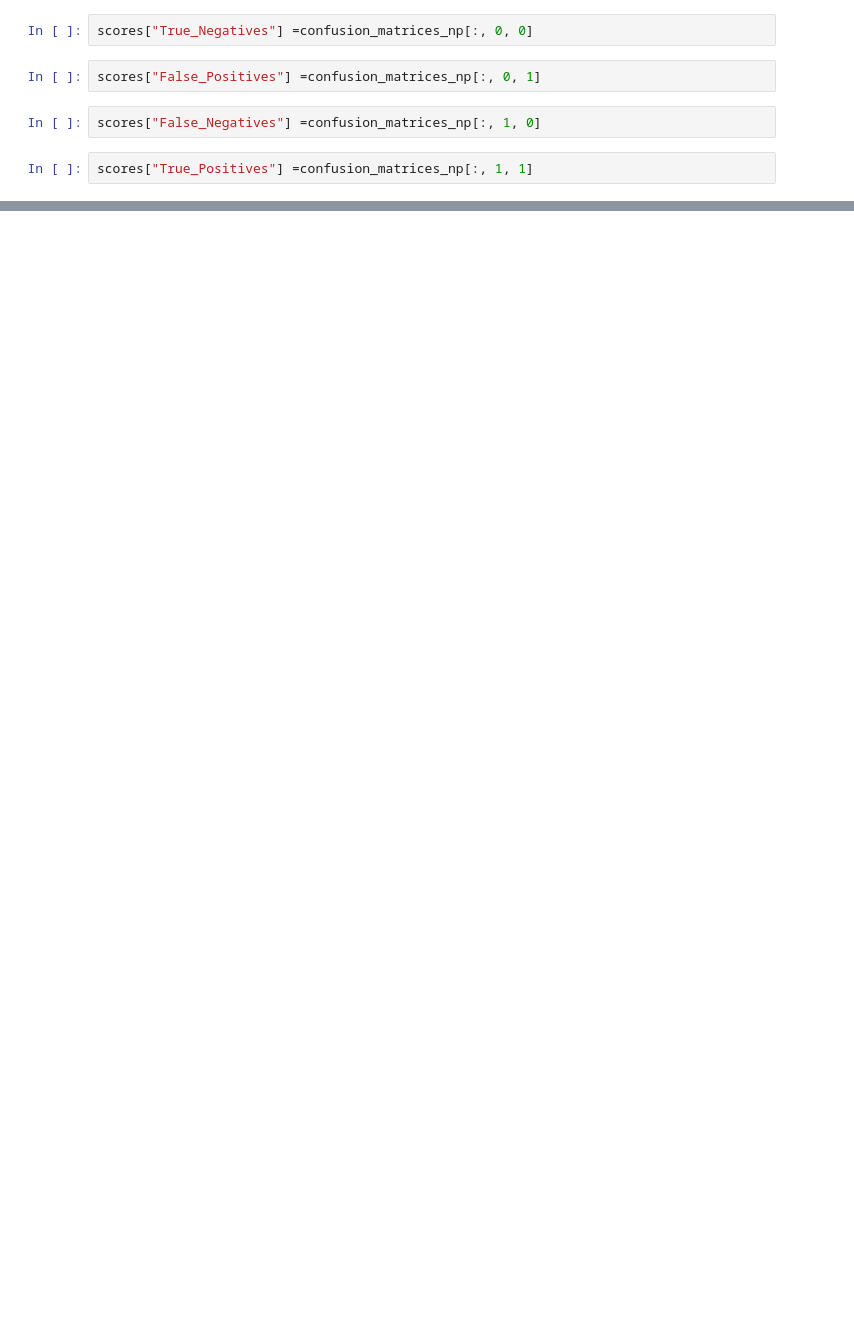
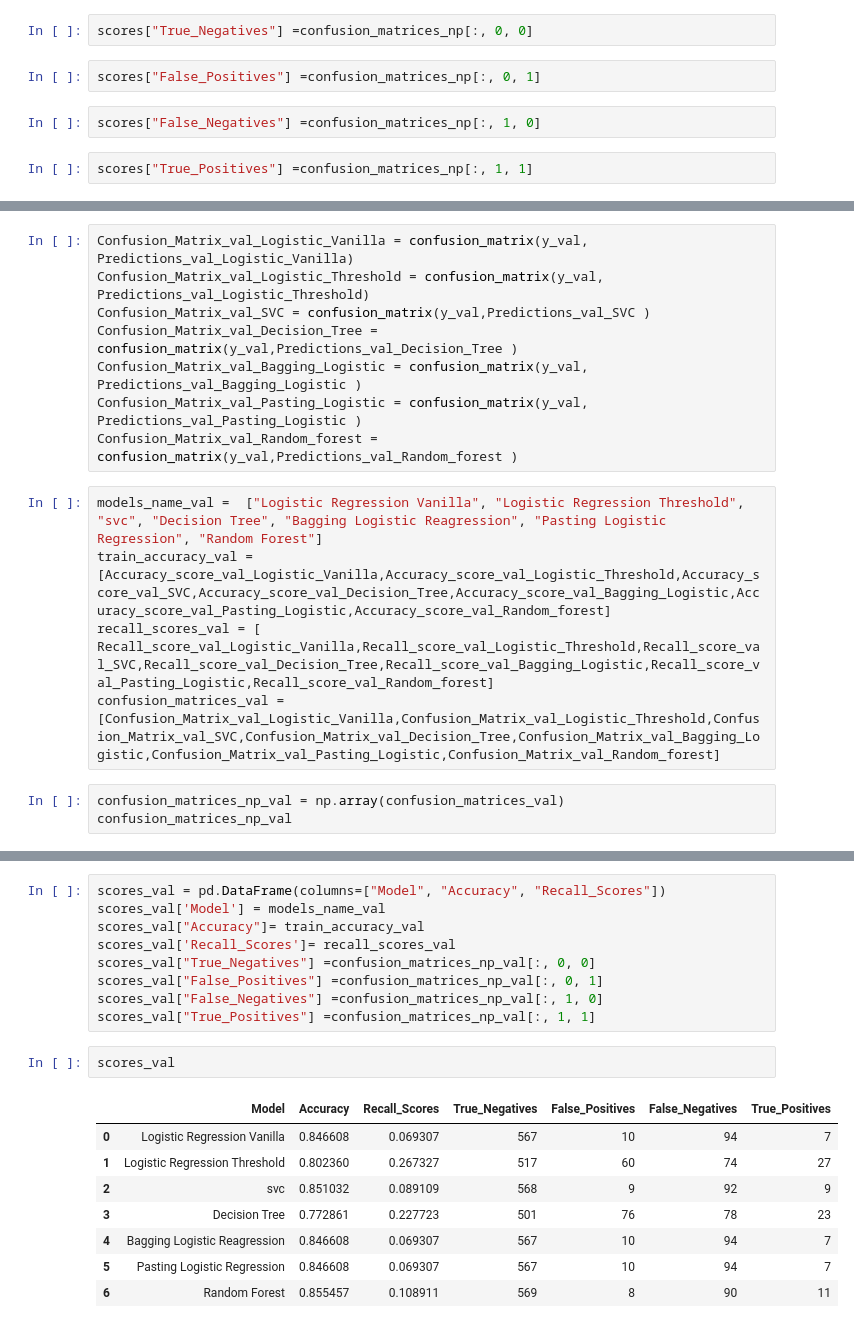
Before and after one commit to JesusNoelValMo/Machine_Learning_Book, a Jupyter notebook: Projects/Logistic_reg_prediction_heart_disease/Logistic_reg_heart_disease.ipynb, the cells around one changed output, grey strips where cells are left out. Drawn from its saved outputs; the diff is of its cells as text; blank space fills up the shorter version.

```diff
--- a/Projects/Logistic_reg_prediction_heart_disease/Logistic_reg_heart_disease.ipynb
+++ b/Projects/Logistic_reg_prediction_heart_disease/Logistic_reg_heart_disease.ipynb
@@ -1006,0 +1018,16 @@ sns.barplot(x="Model", y="False_Negatives", data=scores)
+# %%
+Confusion_Matrix_val_Logistic_Vanilla = confusion_matrix(y_val, Predictions_val_Logistic_Vanilla)
+Confusion_Matrix_val_Logistic_Threshold = confusion_matrix(y_val, Predictions_val_Logistic_Threshold)
+Confusion_Matrix_val_SVC = confusion_matrix(y_val,Predictions_val_SVC )
+Confusion_Matrix_val_Decision_Tree = confusion_matrix(y_val,Predictions_val_Decision_Tree )
+Confusion_Matrix_val_Bagging_Logistic = confusion_matrix(y_val, Predictions_val_Bagging_Logistic )
+Confusion_Matrix_val_Pasting_Logistic = confusion_matrix(y_val, Predictions_val_Pasting_Logistic )
+Confusion_Matrix_val_Random_forest = confusion_matrix(y_val,Predictions_val_Random_forest )
+# %%
+models_name_val =  ["Logistic Regression Vanilla", "Logistic Regression Threshold", "svc", "Decision Tree", "Bagging Logistic Reagression", "Pasting Logistic Regression", "Random Forest"]
+train_accuracy_val = [Accuracy_score_val_Logistic_Vanilla,Accuracy_score_val_Logistic_Threshold,Accuracy_score_val_SVC,Accuracy_score_val_Decision_Tree,Accuracy_score_val_Bagging_Logistic,Accuracy_score_val_Pasting_Logistic,Accuracy_score_val_Random_forest]
+recall_scores_val = [ Recall_score_val_Logistic_Vanilla,Recall_score_val_Logistic_Threshold,Recall_score_val_SVC,Recall_score_val_Decision_Tree,Recall_score_val_Bagging_Logistic,Recall_score_val_Pasting_Logistic,Recall_score_val_Random_forest]
+confusion_matrices_val = [Confusion_Matrix_val_Logistic_Vanilla,Confusion_Matrix_val_Logistic_Threshold,Confusion_Matrix_val_SVC,Confusion_Matrix_val_Decision_Tree,Confusion_Matrix_val_Bagging_Logistic,Confusion_Matrix_val_Pasting_Logistic,Confusion_Matrix_val_Random_forest]
+# %%
+confusion_matrices_np_val = np.array(confusion_matrices_val)
+confusion_matrices_np_val
@@ -1006,0 +1055,20 @@ sns.barplot(x="Model", y="False_Negatives", data=scores)
+# %%
+scores_val = pd.DataFrame(columns=["Model", "Accuracy", "Recall_Scores"])
+scores_val['Model'] = models_name_val
+scores_val["Accuracy"]= train_accuracy_val
+scores_val['Recall_Scores']= recall_scores_val
+scores_val["True_Negatives"] =confusion_matrices_np_val[:, 0, 0]
+scores_val["False_Positives"] =confusion_matrices_np_val[:, 0, 1]
+scores_val["False_Negatives"] =confusion_matrices_np_val[:, 1, 0]
+scores_val["True_Positives"] =confusion_matrices_np_val[:, 1, 1]
+# %%
+scores_val
+# %% [output]
+|  | Model | Accuracy | Recall_Scores | True_Negatives | False_Positives | False_Negatives | True_Positives |
+| 0 | Logistic Regression Vanilla | 0.846608 | 0.069307 | 567 | 10 | 94 | 7 |
+| 1 | Logistic Regression Threshold | 0.802360 | 0.267327 | 517 | 60 | 74 | 27 |
+| 2 | svc | 0.851032 | 0.089109 | 568 | 9 | 92 | 9 |
+| 3 | Decision Tree | 0.772861 | 0.227723 | 501 | 76 | 78 | 23 |
+| 4 | Bagging Logistic Reagression | 0.846608 | 0.069307 | 567 | 10 | 94 | 7 |
+| 5 | Pasting Logistic Regression | 0.846608 | 0.069307 | 567 | 10 | 94 | 7 |
+| 6 | Random Forest | 0.855457 | 0.108911 | 569 | 8 | 90 | 11 |
```
Also changed, not shown: parts of 41 cells of this notebook.
